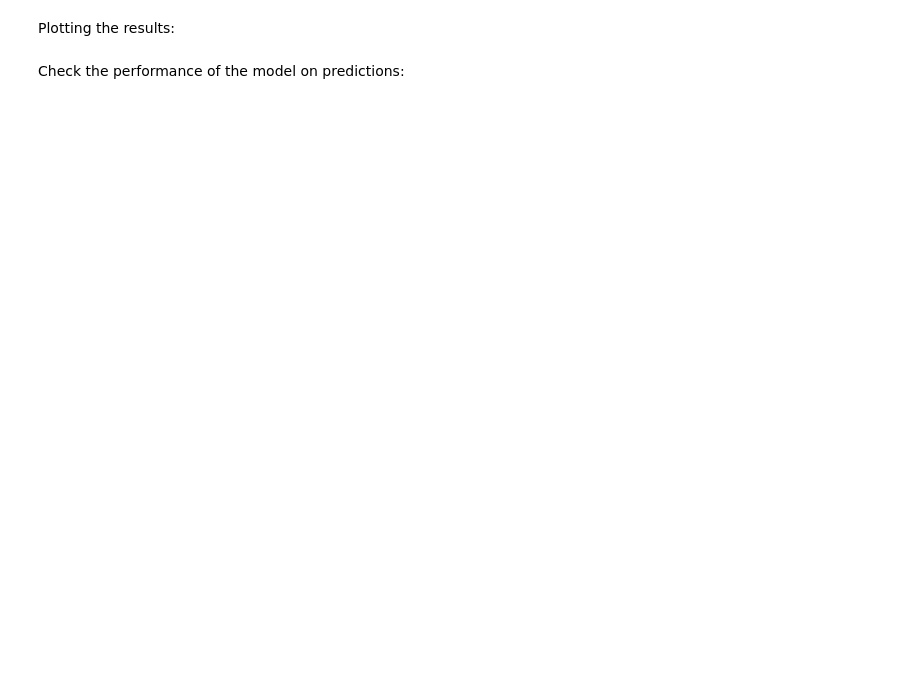
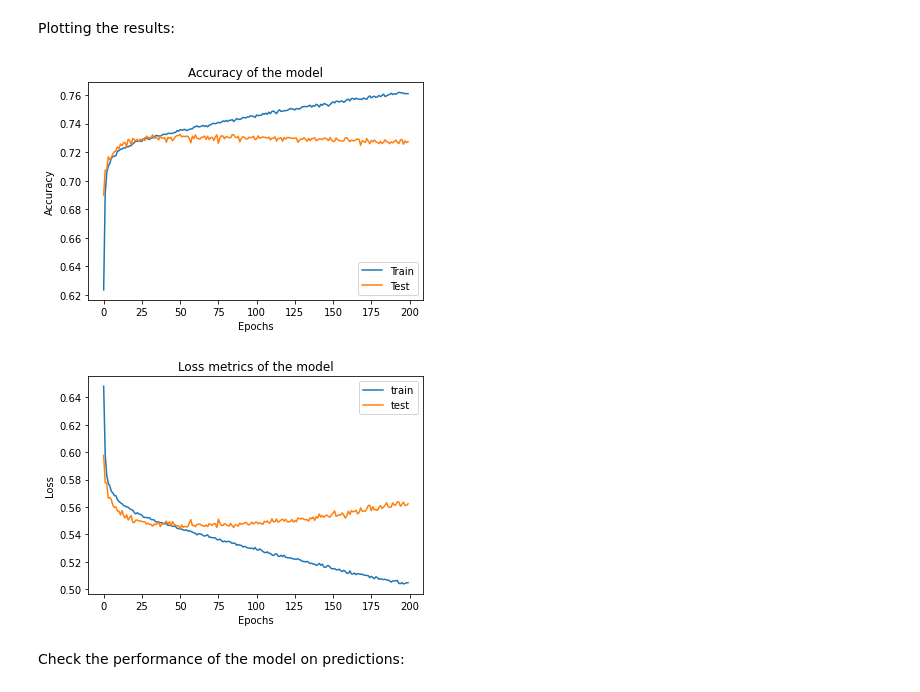
Before and after one commit to AritraStark/E2E_GSOC_2022, a Jupyter notebook: E2E_eval_task_I.ipynb, the cells around one changed output. Saved outputs shown, nothing was run; the diff lists cells and outputs as text; code cells hidden in the pictures; blank space fills up the shorter version.

```diff
--- a/E2E_eval_task_I.ipynb
+++ b/E2E_eval_task_I.ipynb
@@ -88,13 +91,13 @@ X_train, X_test, y_train, y_test = train_test_split( stream_data, y_particles, r
 Defining the model:
 # %%
 model = tf.keras.models.Sequential([
-  tf.keras.layers.Dense(256, activation = 'relu', input_shape =X_train.shape[1:]),
+  tf.keras.layers.Dense(512, activation = 'relu', input_shape =X_train.shape[1:]),
   tf.keras.layers.Dropout(0.5),
   tf.keras.layers.Dense(256, activation = 'relu'),
   tf.keras.layers.Dropout(0.5),
-  tf.keras.layers.Dense(256, activation = 'relu'),
+  tf.keras.layers.Dense(128, activation = 'relu'),
   tf.keras.layers.Dropout(0.5),
-  tf.keras.layers.Dense(256, activation = 'relu'),
+  tf.keras.layers.Dense(64, activation = 'relu'),
   tf.keras.layers.Dropout(0.5),
   tf.keras.layers.Dense(1, activation = 'sigmoid')
 ])
@@ -118,19 +139,22 @@ Plotting the results:
 # %%
 plt.plot(history.history['accuracy'])
 plt.plot(history.history['val_accuracy'])
 plt.title('Accuracy of the model')
-plt.ylabel('accuracy')
-plt.xlabel('epoch')
-plt.legend(['train', 'test'], loc='upper left')
+plt.ylabel('Accuracy')
+plt.xlabel('Epochs')
+plt.legend(['Train', 'Test'], loc='lower right')
 plt.show()
 
 plt.plot(history.history['loss'])
 plt.plot(history.history['val_loss'])
 plt.title('Loss metrics of the model')
-plt.ylabel('loss')
-plt.xlabel('epoch')
-plt.legend(['train', 'test'], loc='upper left')
+plt.ylabel('Loss')
+plt.xlabel('Epochs')
+plt.legend(['train', 'test'], loc='upper right')
 plt.show()
+# %% [output]
+[figure, added]
+[figure, added]
 # %% [markdown]
 Check the performance of the model on predictions:
 # %%
```
Also changed, not shown: parts of 5 cells of this notebook.
